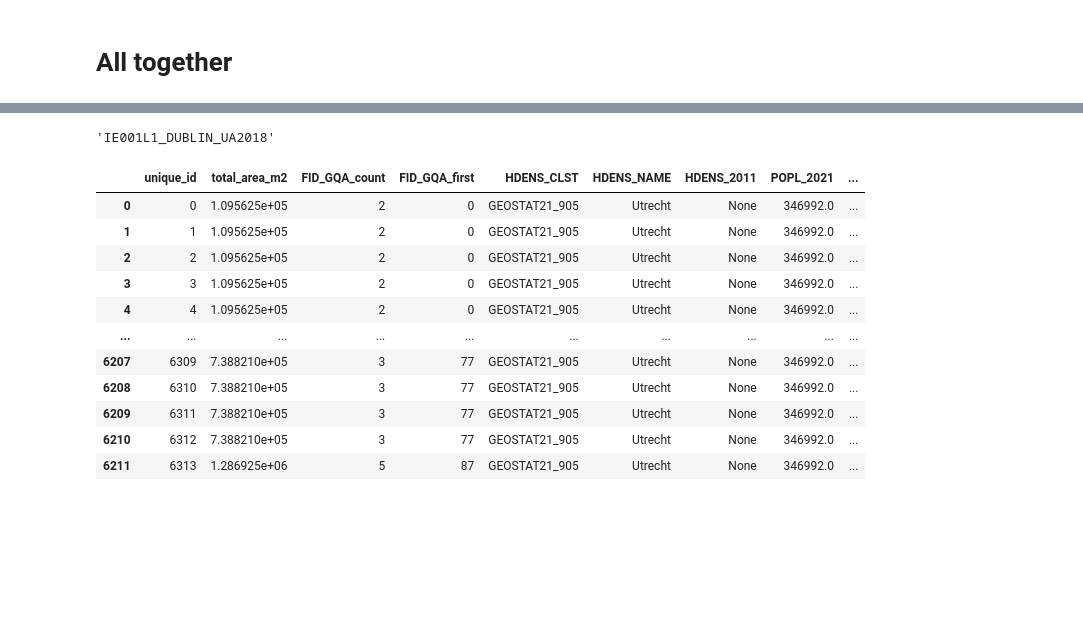
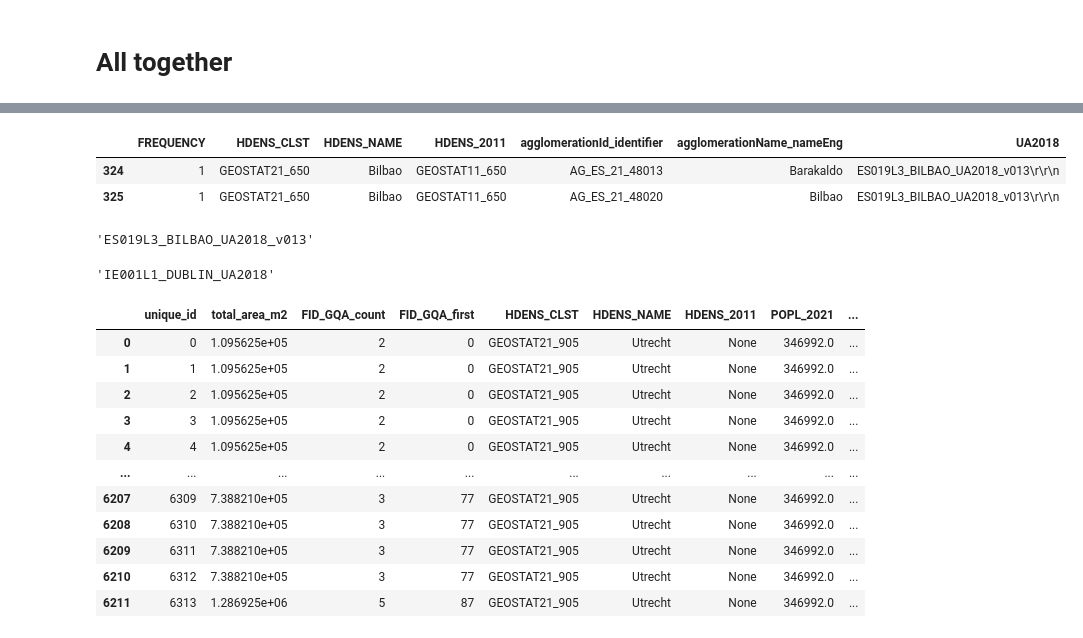
Before and after one commit to ubachr/GQA, a Jupyter notebook: dev/03_Postprocessing_SA_Calc_stats_August.ipynb, the cells around one changed output, grey strips where cells are left out. Drawn from its saved outputs; the diff is of its cells as text; code cells hidden in the pictures; blank space fills up the shorter version.

```diff
--- a/dev/03_Postprocessing_SA_Calc_stats_August.ipynb
+++ b/dev/03_Postprocessing_SA_Calc_stats_August.ipynb
@@ -238,3 +309,13 @@ Dublin
+# %%
+codes.query('HDENS_NAME=="Bilbao"')
+# %% [output]
+|  | FREQUENCY | HDENS_CLST | HDENS_NAME | HDENS_2011 | agglomerationId_identifier | agglomerationName_nameEng | UA2018 |
+| 324 | 1 | GEOSTAT21_650 | Bilbao | GEOSTAT11_650 | AG_ES_21_48013 | Barakaldo | ES019L3_BILBAO_UA2018_v013\r\r\n |
+| 325 | 1 | GEOSTAT21_650 | Bilbao | GEOSTAT11_650 | AG_ES_21_48020 | Bilbao | ES019L3_BILBAO_UA2018_v013\r\r\n |
+# %%
+codes.query('HDENS_NAME=="Bilbao"').UA2018.values[0].strip()
+# %% [output]
+'ES019L3_BILBAO_UA2018_v013'
 # %%
 ua_path[:-5]
 # %% [output]
```
Also changed, not shown: parts of 6 cells of this notebook.
